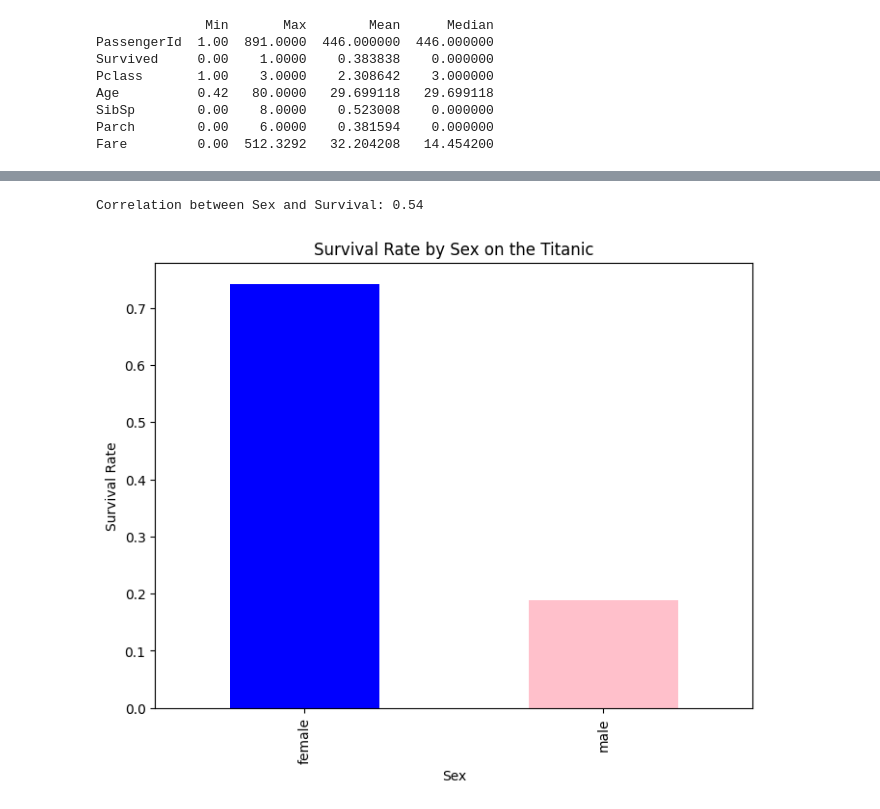
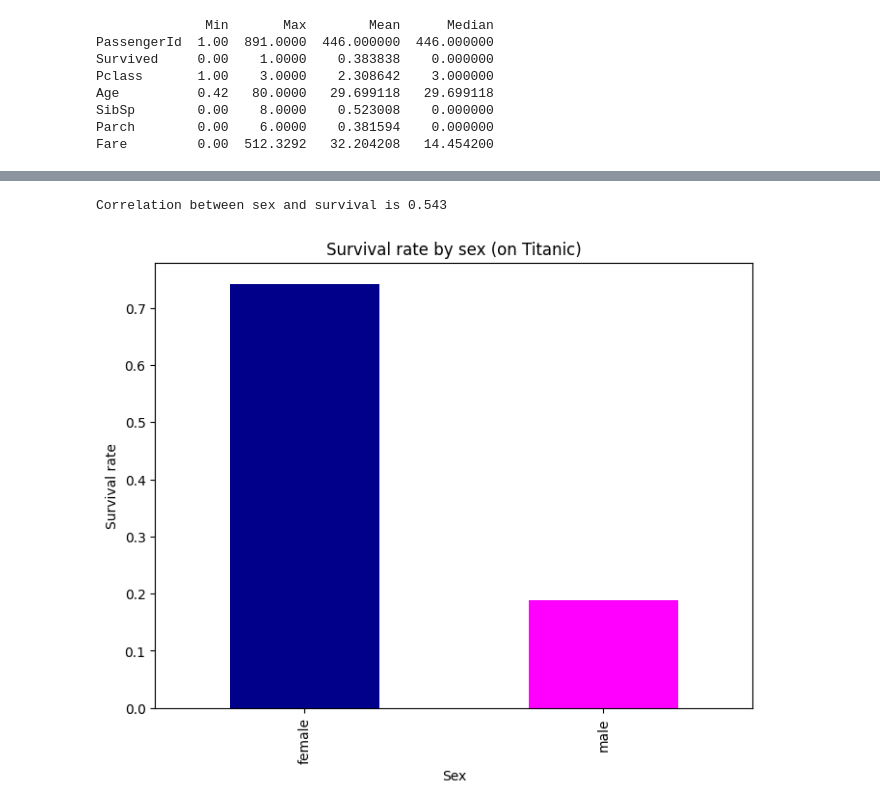
Before and after one commit to IndraLV/Python_Indiviual_Task_3, a Jupyter notebook: Python_individual_task3.ipynb, the cells around one changed output, grey strips where cells are left out. Cells and saved outputs as stored; diff of their text form; code cells hidden in the pictures.

```diff
--- a/Python_individual_task3.ipynb
+++ b/Python_individual_task3.ipynb
@@ -141,22 +107,25 @@ dtype: int64
 # %%
+# Encoding Sex to be numerical value.
 titanic_df['Sex_encoded'] = titanic_df['Sex'].map({'male': 0, 'female': 1})
 
+# Calculating correlation between sex and survival.
 correlation = titanic_df[['Sex_encoded', 'Survived']].corr().loc['Sex_encoded', 'Survived']
 
-print(f"Correlation between Sex and Survival: {correlation:.2f}")
+print(f"Correlation between sex and survival is {correlation:.3f}")
 # %% [output]
-Correlation between Sex and Survival: 0.54
+Correlation between sex and survival is 0.543
 # %%
+# Calculating and visualizing survival rate by sex.
 survival_rate_by_sex = titanic_df.groupby('Sex')['Survived'].mean()
 
 plt.figure(figsize=(8, 6))
-survival_rate_by_sex.plot(kind='bar', color=['blue', 'pink'])
+survival_rate_by_sex.plot(kind='bar', color=['darkblue', 'magenta'])
 
 plt.xlabel('Sex')
-plt.ylabel('Survival Rate')
-plt.title('Survival Rate by Sex on the Titanic')
+plt.ylabel('Survival rate')
+plt.title('Survival rate by sex (on Titanic)')
 
 plt.show()
 # %% [output]
-[figure, old version]
+[figure, new version]
 # %%
```
Also changed, not shown: parts of 14 cells of this notebook.
